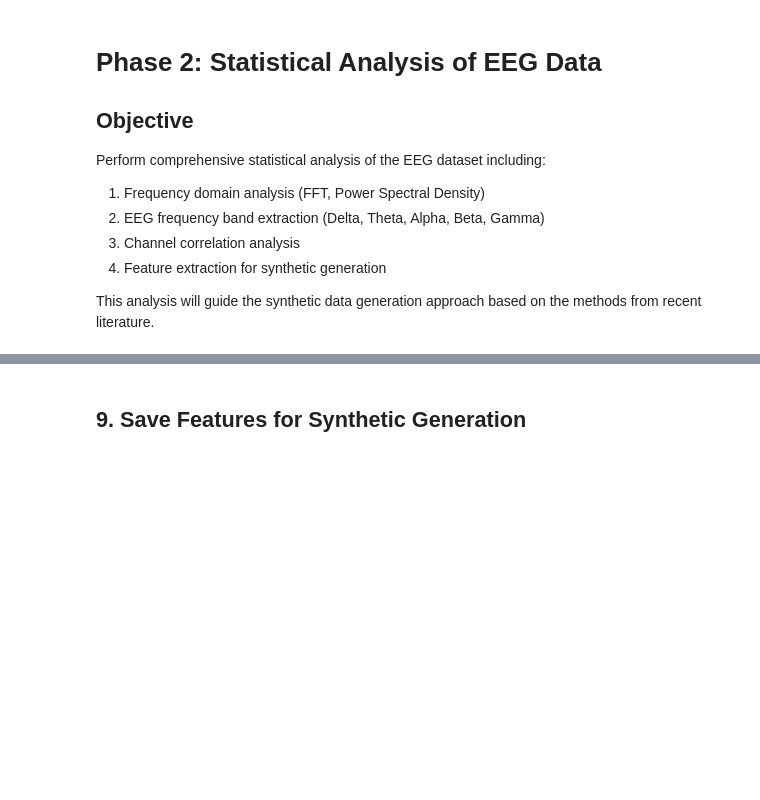
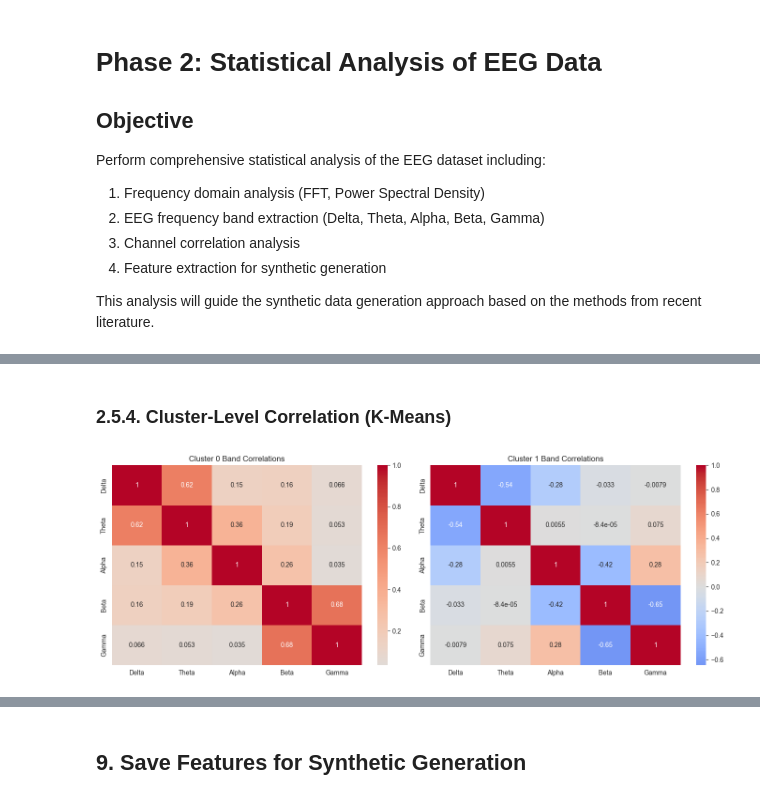
Before and after one commit to ZhaoJackson/Synthetic_EEG_Generation, a Jupyter notebook: src/phase2_statistical_analysis.ipynb, the cells around one changed output, grey strips where cells are left out. Saved outputs shown, nothing was run; the diff lists cells and outputs as text; code cells hidden in the pictures; blank space fills up the shorter version.

```diff
--- a/src/phase2_statistical_analysis.ipynb
+++ b/src/phase2_statistical_analysis.ipynb
@@ -480,0 +106,7 @@ Analyzed 10 channels with 256 samples each
+# %%
+print("First 5 train files:")
+for fp in train_files[:5]:
+    print("  ", fp.name)
+print("First 5 test files:")
+for fp in test_files[:5]:
+    print("  ", fp.name)
@@ -480,0 +542,22 @@ Analyzed 10 channels with 256 samples each
+# %% [markdown]
+### 2.5.4. Cluster-Level Correlation (K-Means)
+# %%
+from sklearn.cluster import KMeans
+
+kmeans = KMeans(n_clusters=2, random_state=42)
+labels = kmeans.fit_predict(features_clean[band_columns])
+
+features_clean["cluster"] = labels
+
+corr_cluster0 = features_clean[features_clean["cluster"] == 0][band_columns].corr()
+corr_cluster1 = features_clean[features_clean["cluster"] == 1][band_columns].corr()
+
+fig, axes = plt.subplots(1, 2, figsize=(14, 5))
+sns.heatmap(corr_cluster0, annot=True, cmap="coolwarm", center=0, ax=axes[0])
+sns.heatmap(corr_cluster1, annot=True, cmap="coolwarm", center=0, ax=axes[1])
+axes[0].set_title("Cluster 0 Band Correlations")
+axes[1].set_title("Cluster 1 Band Correlations")
+plt.tight_layout()
+plt.show()
+# %% [output]
+[figure, added]
```
Also changed, not shown: parts of 68 cells of this notebook, 1 other file.
